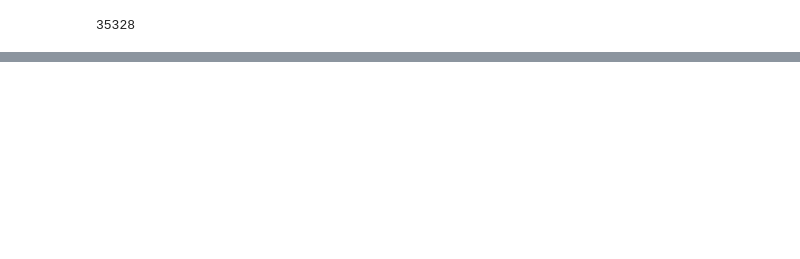
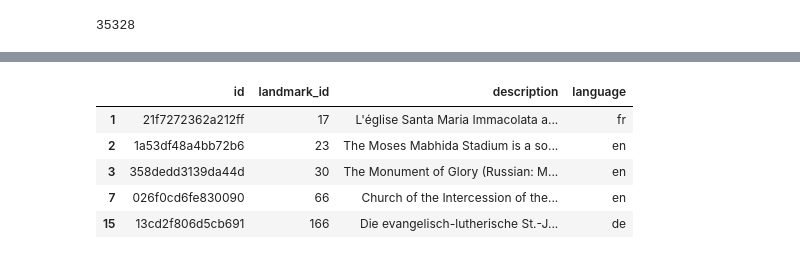
Before and after one commit to wjddnr0920/trip_recommend, a Jupyter notebook: EDA/EDA_train.ipynb, the cells around one changed output, grey strips where cells are left out. Drawn from its saved outputs; the diff is of its cells as text; code cells hidden in the pictures; blank space fills up the shorter version.

```diff
--- a/EDA/EDA.ipynb
+++ b/EDA/EDA_train.ipynb
@@ -226,0 +261,15 @@ train_clean_missing_description_unique_df.iloc[:30, :].to_csv('/home/workspace/d
+# %%
+# Extract the language code from the URL and store it in a new column
+train_clean_add_description_df['language'] = train_clean_add_description_df['url'].str.extract(r'https://([a-z]{2})\.wikipedia\.org')
+# %%
+train_clean_add_description_df.drop('category', axis=1, inplace=True)
+train_clean_add_description_df.drop('url', axis=1, inplace=True)
+# %%
+train_clean_add_description_df.head()
+# %% [output]
+|  | id | landmark_id | description | language |
+| 1 | 21f7272362a212ff | 17 | L'église Santa Maria Immacolata a... | fr |
+| 2 | 1a53df48a4bb72b6 | 23 | The Moses Mabhida Stadium is a so... | en |
+| 3 | 358dedd3139da44d | 30 | The Monument of Glory (Russian: М... | en |
+| 7 | 026f0cd6fe830090 | 66 | Church of the Intercession of the... | en |
+| 15 | 13cd2f806d5cb691 | 166 | Die evangelisch-lutherische St.-J... | de |
```
Also changed, not shown: parts of 30 cells of this notebook.
